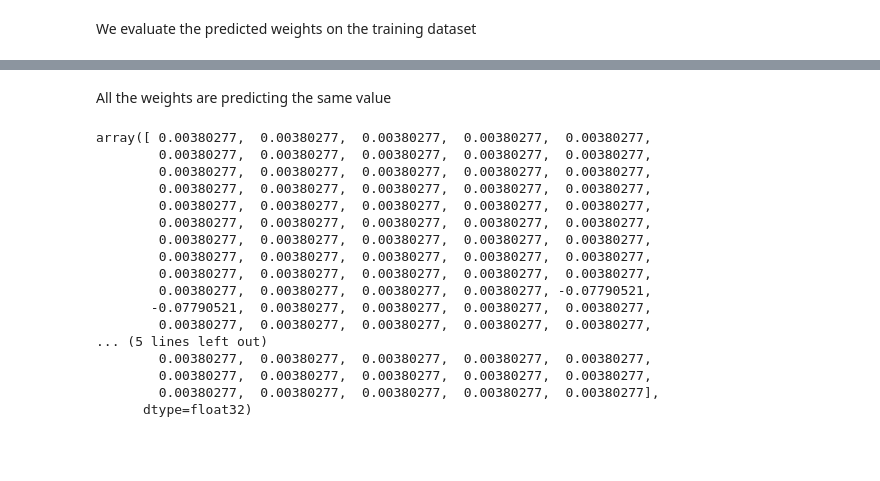
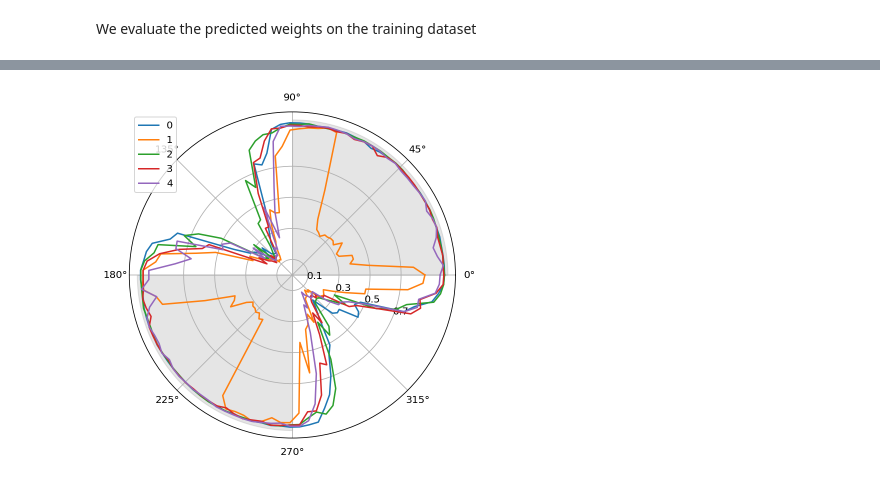
Before and after one commit to probml/shift-happens, a Jupyter notebook: notebooks/008-gendist-v1-rotation.ipynb, the cells around one changed output, grey strips where cells are left out. Cells and saved outputs as stored; diff of their text form; code cells hidden in the pictures; blank space fills up the shorter version.

```diff
--- a/notebooks/008-gendist-v1-rotation.ipynb
+++ b/notebooks/008-gendist-v1-rotation.ipynb
@@ -138,5 +168,5 @@ configs_params_flat.shape
 # %%
-n_components = 30
+n_components = 60
 pca = PCA(n_components=n_components)
 params_proj = pca.fit_transform(configs_params_flat)
 # %%
@@ -315,22 +347,0 @@ ax.grid(True)
-# %% [markdown]
-All the weights are predicting the same value
-# %%
-np.r_[predicted_weights_array][:, 0]
-# %% [output]
-array([ 0.00380277,  0.00380277,  0.00380277,  0.00380277,  0.00380277,
-        0.00380277,  0.00380277,  0.00380277,  0.00380277,  0.00380277,
-        0.00380277,  0.00380277,  0.00380277,  0.00380277,  0.00380277,
-        0.00380277,  0.00380277,  0.00380277,  0.00380277,  0.00380277,
-        0.00380277,  0.00380277,  0.00380277,  0.00380277,  0.00380277,
-        0.00380277,  0.00380277,  0.00380277,  0.00380277,  0.00380277,
-        0.00380277,  0.00380277,  0.00380277,  0.00380277,  0.00380277,
-        0.00380277,  0.00380277,  0.00380277,  0.00380277,  0.00380277,
-        0.00380277,  0.00380277,  0.00380277,  0.00380277,  0.00380277,
-        0.00380277,  0.00380277,  0.00380277,  0.00380277, -0.07790521,
-       -0.07790521,  0.00380277,  0.00380277,  0.00380277,  0.00380277,
-        0.00380277,  0.00380277,  0.00380277,  0.00380277,  0.00380277,
-... (5 lines left out)
-        0.00380277,  0.00380277,  0.00380277,  0.00380277,  0.00380277,
-        0.00380277,  0.00380277,  0.00380277,  0.00380277,  0.00380277,
-        0.00380277,  0.00380277,  0.00380277,  0.00380277,  0.00380277],
-      dtype=float32)
@@ -347,0 +348,11 @@ plt.colorbar()
+# %%
+fig, ax = plt.subplots(subplot_kw={"projection": "polar"}, figsize=(6, 6))
+acc_df.set_index(acc_df.index.values * np.pi / 180).plot(ax=ax)
+ax.set_rticks([0.1, 0.3, 0.5, 0.7])  # Less radial ticks
+ax.set_rlabel_position(-22.5)  # Move radial labels away from plotted line
+ax.fill_between(np.linspace(0, np.pi/2, 100), 0, 1.0, alpha=0.2, color="tab:gray")
+ax.fill_between(np.linspace(np.pi, 3 * np.pi/2, 100), 0, 1.0, alpha=0.2, color="tab:gray")
+
+ax.grid(True)
+# %% [output]
+[figure, added]
```
Also changed, not shown: parts of 48 cells of this notebook.
